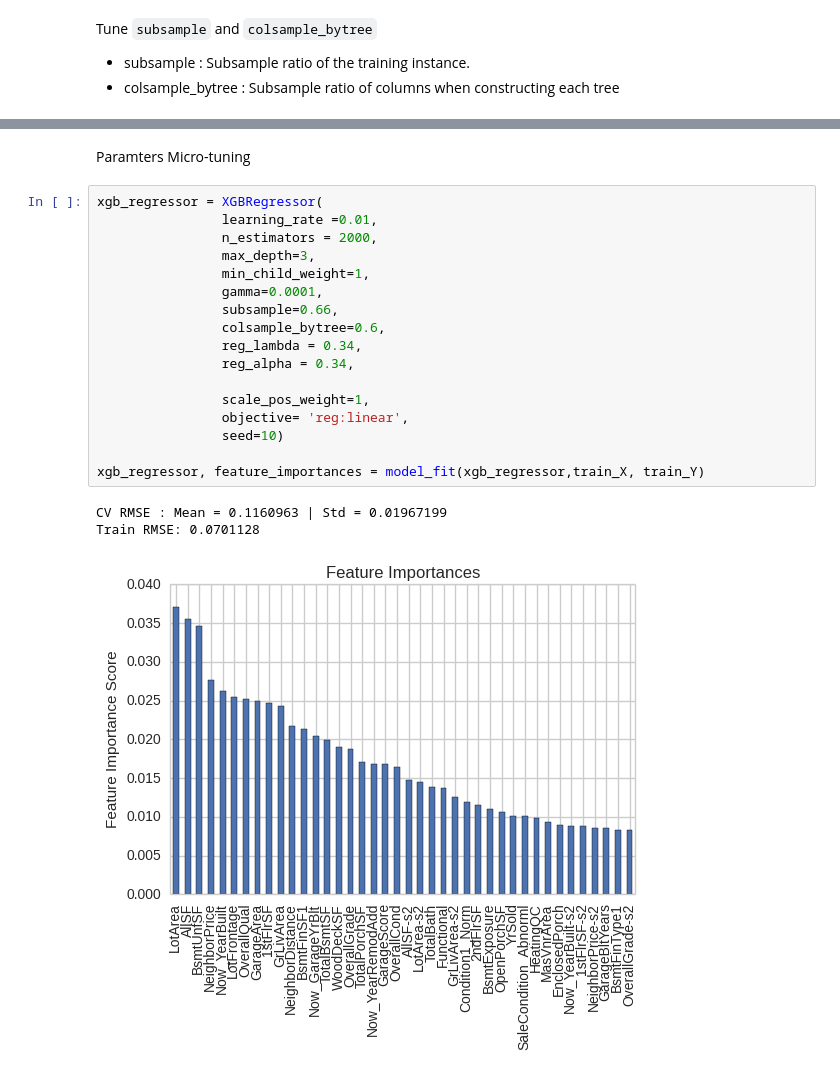
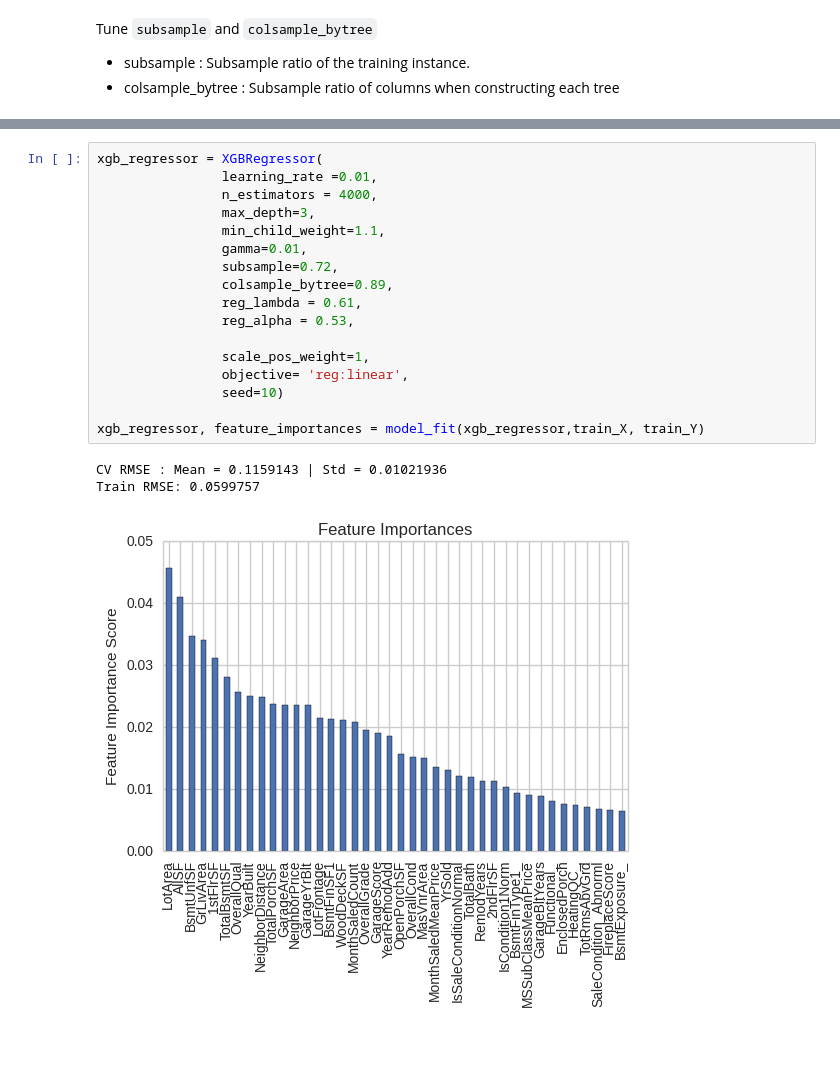
Before and after one commit to SunnyMarkLiu/Kaggle-House-Prices, a Jupyter notebook: XGBoost_and_Parameter_Tuning.ipynb, the cells around one changed output, grey strips where cells are left out. Drawn from its saved outputs; the diff is of its cells as text; blank space fills up the shorter version.

```diff
--- a/XGBoost_and_Parameter_Tuning.ipynb
+++ b/XGBoost_and_Parameter_Tuning.ipynb
@@ -507,26 +509,24 @@ Train RMSE: 0.0601677
-# %% [markdown]
-Paramters Micro-tuning
 # %%
 xgb_regressor = XGBRegressor(
                 learning_rate =0.01,
-                n_estimators = 2000,
+                n_estimators = 4000,
                 max_depth=3,
-                min_child_weight=1,
-                gamma=0.0001,
-                subsample=0.66,
-                colsample_bytree=0.6,
-                reg_lambda = 0.34,
-                reg_alpha = 0.34,
+                min_child_weight=1.1,
+                gamma=0.01,
+                subsample=0.72,
+                colsample_bytree=0.89,
+                reg_lambda = 0.61,
+                reg_alpha = 0.53,
 
                 scale_pos_weight=1,
                 objective= 'reg:linear',
                 seed=10)
 
 xgb_regressor, feature_importances = model_fit(xgb_regressor,train_X, train_Y)
 # %% [output]
-CV RMSE : Mean = 0.1160963 | Std = 0.01967199
-Train RMSE: 0.0701128
+CV RMSE : Mean = 0.1159143 | Std = 0.01021936
+Train RMSE: 0.0599757
-[figure, old version]
+[figure, new version]
 # %% [markdown]
 Final paramters:
 
```
Also changed, not shown: parts of 22 cells of this notebook, 5 other files.
